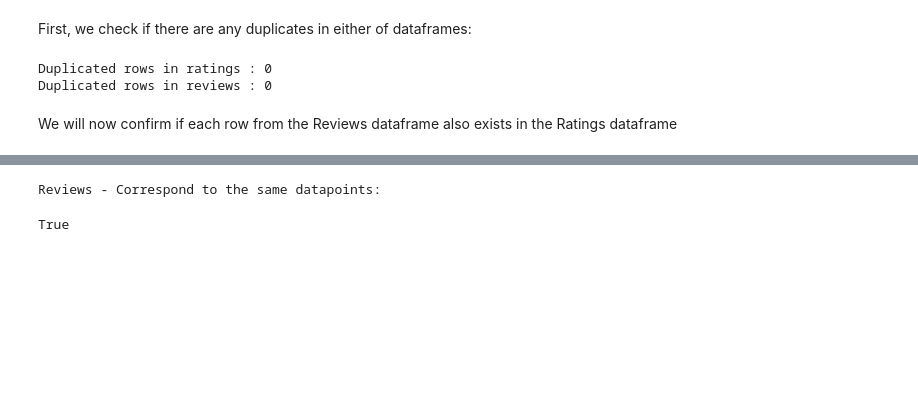
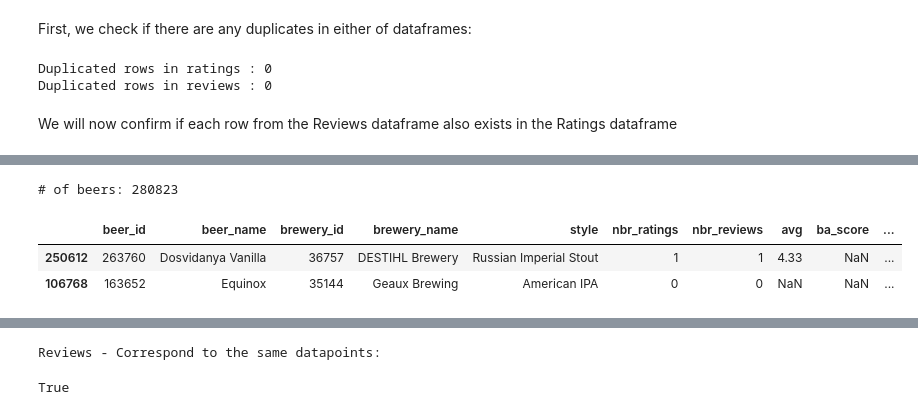
Before and after one commit to epfl-ada/ada-2022-project-rakijada, a Jupyter notebook: data_investigation.ipynb, the cells around one changed output, grey strips where cells are left out. Saved outputs shown, nothing was run; the diff lists cells and outputs as text; code cells hidden in the pictures; blank space fills up the shorter version.

```diff
--- a/data_investigation.ipynb
+++ b/data_investigation.ipynb
@@ -86,0 +107,9 @@ Since the lengths are the same, we conclude the reviews dataframe is strict subs
+# %%
+beers = pd.read_csv(DATA_PATH + 'beers.csv')
+print("# of beers: {} ".format(len(beers)))
+beers.sample(2)
+# %% [output]
+# of beers: 280823
+|  | beer_id | beer_name | brewery_id | brewery_name | style | nbr_ratings | nbr_reviews | avg | ba_score | ... |
+| 250612 | 263760 | Dosvidanya Vanilla | 36757 | DESTIHL Brewery | Russian Imperial Stout | 1 | 1 | 4.33 | NaN | ... |
+| 106768 | 163652 | Equinox | 35144 | Geaux Brewing | American IPA | 0 | 0 | NaN | NaN | ... |
```
Also changed, not shown: parts of 39 cells of this notebook, 3 other files.
